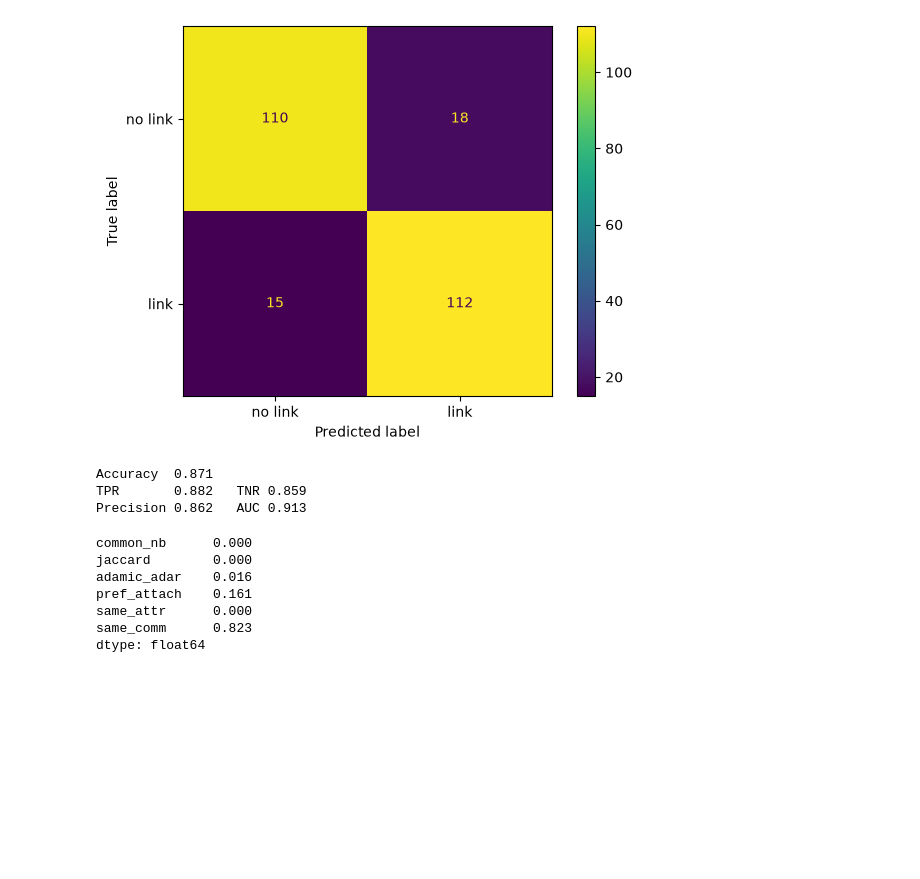
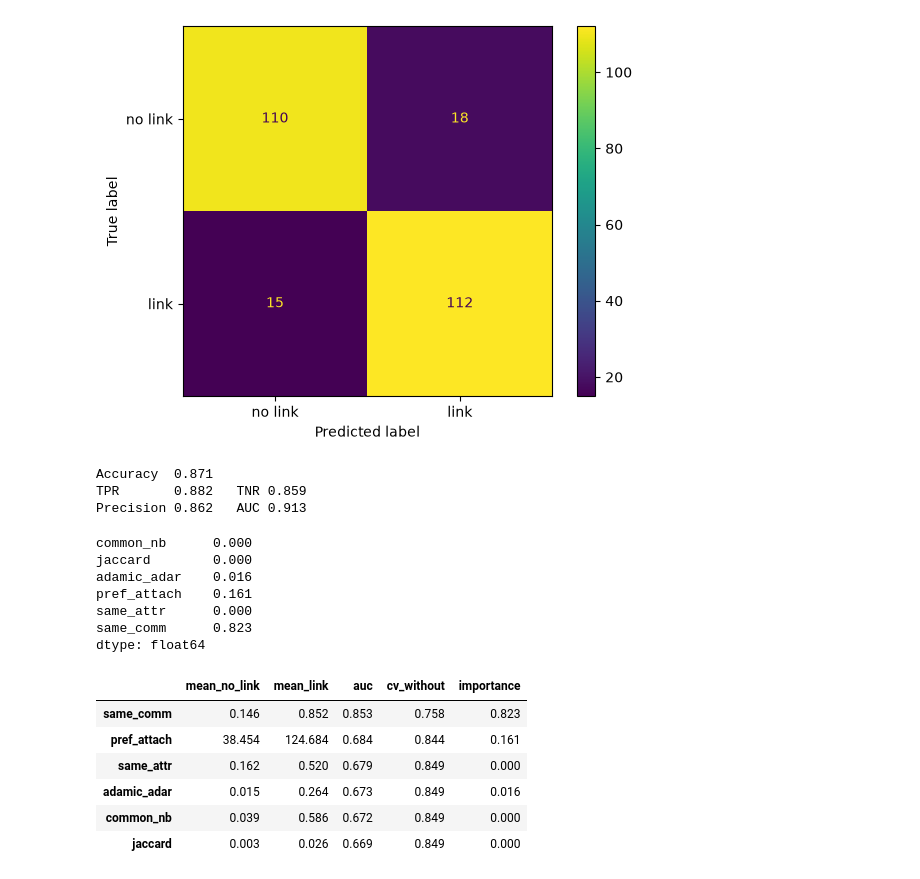
Before and after one commit to jacobgroot/FDS_2, a Jupyter notebook: assignment_2.ipynb, the cells around one changed output. Saved outputs shown, nothing was run; the diff lists cells and outputs as text; code cells hidden in the pictures; blank space fills up the shorter version.

```diff
--- a/assignment_2.ipynb
+++ b/assignment_2.ipynb
@@ -504,3 +504,23 @@ pref_attach    0.161
 same_attr      0.000
 same_comm      0.823
 dtype: float64
+# %%
+dt_final = clone(chosen_search.best_estimator_)
+
+feature_table = pd.DataFrame({
+    'mean_no_link': X[Y == 0].mean(),
+    'mean_link':    X[Y == 1].mean(),
+    'auc':          {f: roc_auc_score(Y, X[f]) for f in X.columns},
+    'cv_without':   {f: cross_val_score(dt_final, X_train.drop(columns=f), y_train, cv=5).mean()
+                     for f in X_train.columns},
+    'importance':   pd.Series(chosen_search.best_estimator_.feature_importances_, index=X_train.columns),
+})
+feature_table.sort_values('auc', ascending=False).round(3)
+# %% [output]
+|  | mean_no_link | mean_link | auc | cv_without | importance |
+| same_comm | 0.146 | 0.852 | 0.853 | 0.758 | 0.823 |
+| pref_attach | 38.454 | 124.684 | 0.684 | 0.844 | 0.161 |
+| same_attr | 0.162 | 0.520 | 0.679 | 0.849 | 0.000 |
+| adamic_adar | 0.015 | 0.264 | 0.673 | 0.849 | 0.016 |
+| common_nb | 0.039 | 0.586 | 0.672 | 0.849 | 0.000 |
+| jaccard | 0.003 | 0.026 | 0.669 | 0.849 | 0.000 |
```
